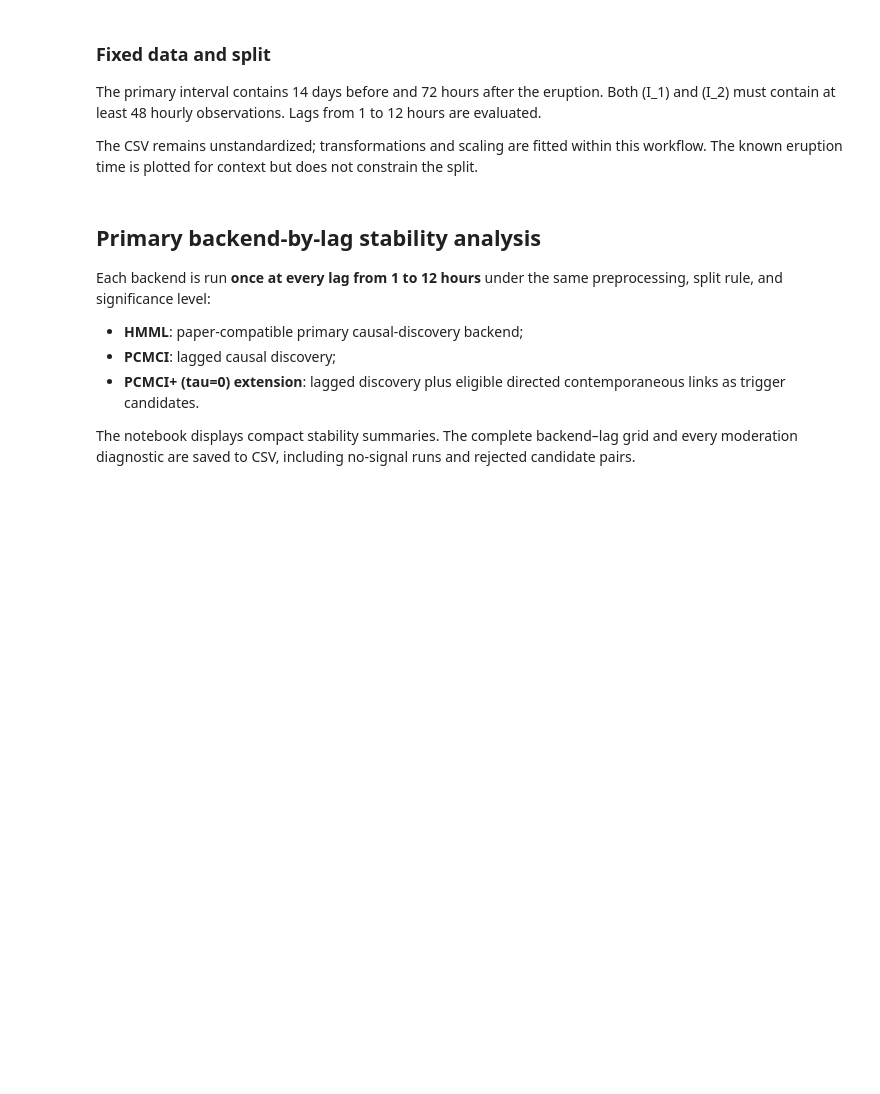
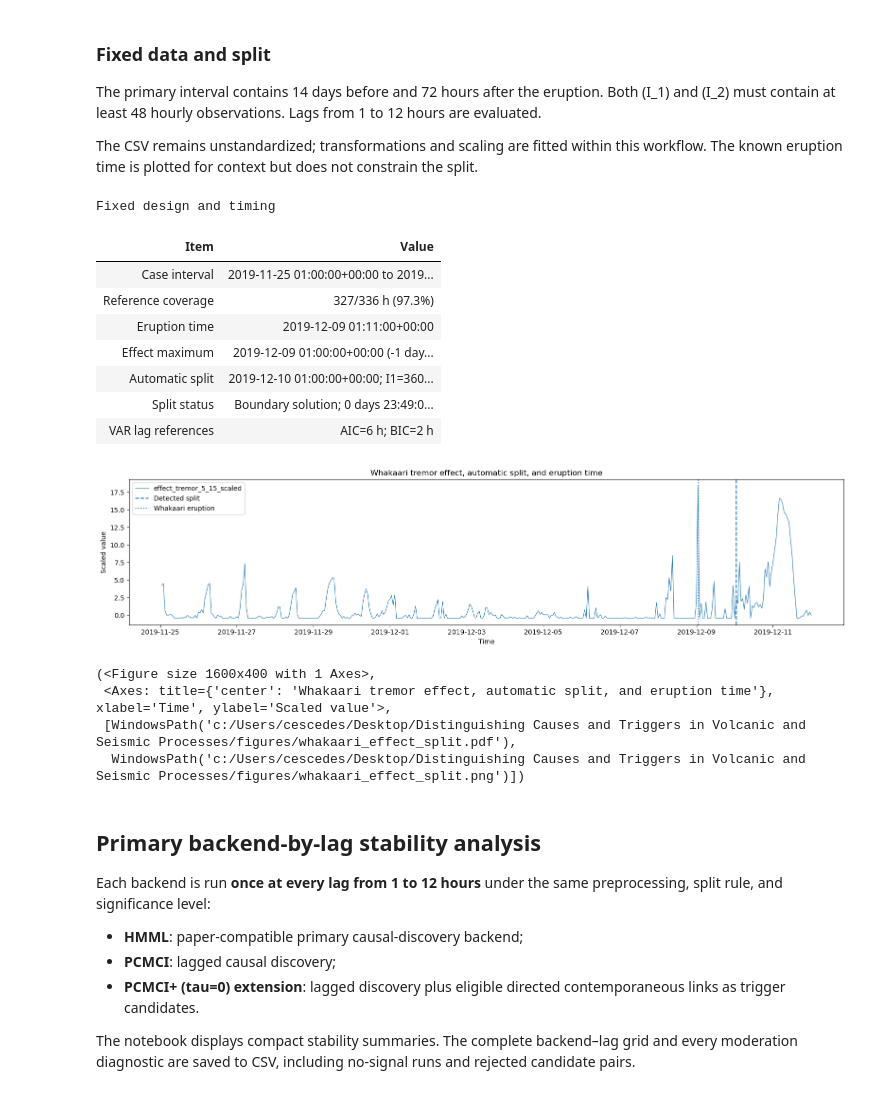
Before and after one commit to alectois/Distinguishing-Causes-and-Triggers-in-Volcanic-and-Seismic-Processes, a Jupyter notebook: notebooks/whakaari_cause_trigger.ipynb, the cells around one changed output. Drawn from its saved outputs; the diff is of its cells as text; code cells hidden in the pictures; blank space fills up the shorter version.

```diff
--- a/notebooks/whakaari_cause_trigger.ipynb
+++ b/notebooks/whakaari_cause_trigger.ipynb
@@ -111,6 +100,7 @@ X_full_raw = load_model_frame(
     DATA_PATH,
     include_columns=MODEL_COLUMNS,
     require_complete=False,
+    index_name=CASE.index_name,
 )
 
 X_case_raw = case_study_interval(
@@ -125,11 +115,13 @@ reference_raw = pre_case_reference_interval(
     case_start=X_case_raw.index.min(),
     reference_days=REFERENCE_DAYS,
     min_coverage=REFERENCE_MIN_COVERAGE,
+    case_name=CASE.name,
 )
 
 X_model, X_mean, scaling_report = prepare_case_frames(
     X_case_raw,
     reference_raw,
+    case=CASE,
 )
 
 reference_parameters = reference_parameter_table(
@@ -144,7 +136,7 @@ REFERENCE_LAGS = tuple(
     )
 )
 
-workflow = WhakaariWorkflowConfig(
+workflow = WorkflowConfig(
     effect=EFFECT,
     alpha=ALPHA,
     selected_lag=REFERENCE_LAGS[0],
@@ -164,6 +156,7 @@ workflow = WhakaariWorkflowConfig(
 split_row = split_diagnostics(
     X_mean,
     EFFECT,
+    event_time=EVENT_TIME,
     min_I1_length=MIN_I1_LENGTH,
     min_I2_length=MIN_I2_LENGTH,
 )
@@ -173,7 +166,7 @@ lag_reference_text = "; ".join(
     for row in reference_parameters.itertuples()
 )
 
-effect_peak = X_case_raw["effect_tremor_5_15"].idxmax()
+effect_peak = X_case_raw[CASE.raw_effect].idxmax()
 
 design_summary = pd.DataFrame([
     {
@@ -203,34 +196,53 @@ design_summary = pd.DataFrame([
         "Value": (
             f"{split_row['split_time']}; "
             f"I1={split_row['I1_length']} h, "
             f"I2={split_row['I2_length']} h"
         ),
     },
     {
         "Item": "Split status",
         "Value": (
             "Boundary solution; "
             f"{split_row['distance_to_event']} after eruption"
 ),
     },
     {"Item": "VAR lag references", "Value": lag_reference_text},
 ])
 
 show_table(design_summary, "Fixed design and timing")
 
 if SHOW_SCALING_REPORT:
     show_table(
         scaling_report.reset_index(names="Variable"),
         "Transformation and scaling audit",
     )
 
 plot_effect_with_split(
     X_mean,
     EFFECT,
     split_row,
+    event_time=EVENT_TIME,
     event_label="Whakaari eruption",
-    title="Whakaari tremor effect, automatic split, and eruption time",
+    title=None,
+    filename="whakaari_effect_split",
+    save_dir=FIGURES_DIR,
+    formats=("pdf", "png"),
 )
+# %% [output]
+Fixed design and timing
+| Item | Value |
+| Case interval | 2019-11-25 01:00:00+00:00 to 2019... |
+| Reference coverage | 327/336 h (97.3%) |
+| Eruption time | 2019-12-09 01:11:00+00:00 |
+| Effect maximum | 2019-12-09 01:00:00+00:00 (-1 day... |
+| Automatic split | 2019-12-10 01:00:00+00:00; I1=360... |
+| Split status | Boundary solution; 0 days 23:49:0... |
+| VAR lag references | AIC=6 h; BIC=2 h |
+[figure, added]
+(<Figure size 1600x400 with 1 Axes>,
+ <Axes: title={'center': 'Whakaari tremor effect, automatic split, and eruption time'}, xlabel='Time', ylabel='Scaled value'>,
+ [WindowsPath('c:/Users/cescedes/Desktop/Distinguishing Causes and Triggers in Volcanic and Seismic Processes/figures/whakaari_effect_split.pdf'),
+  WindowsPath('c:/Users/cescedes/Desktop/Distinguishing Causes and Triggers in Volcanic and Seismic Processes/figures/whakaari_effect_split.png')])
 # %% [markdown]
 ## Primary backend-by-lag stability analysis
 
```
Also changed, not shown: parts of 2 cells of this notebook, 13 other files.
